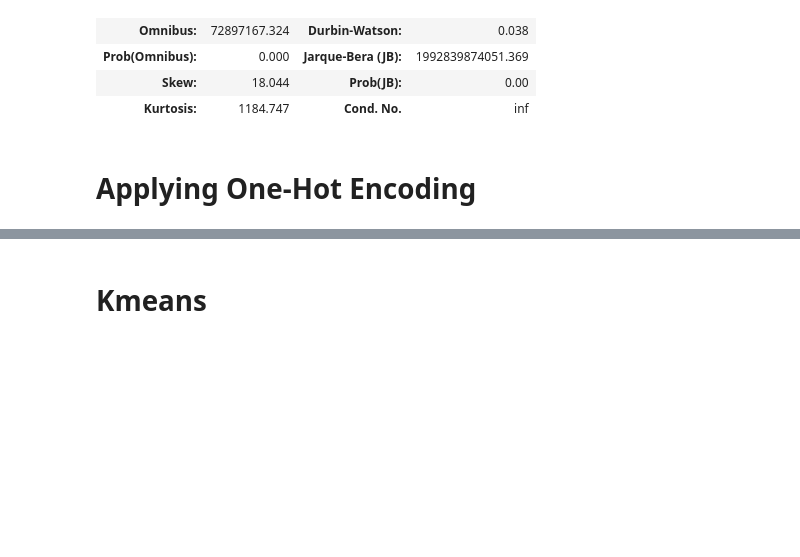
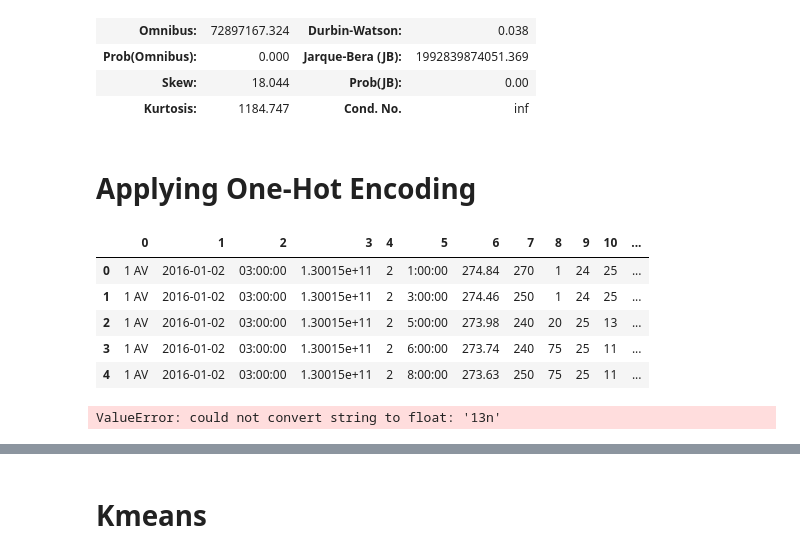
Before and after one commit to SuSu02202020/Final-Project, a Jupyter notebook: ML/ML.ipynb, the cells around one changed output, grey strips where cells are left out. Drawn from its saved outputs; the diff is of its cells as text; code cells hidden in the pictures; blank space fills up the shorter version.

```diff
--- a/ML/ML.ipynb
+++ b/ML/ML.ipynb
@@ -134,3 +134,5 @@ df_ML_data2.head(100)
 | 98 | 1 AV | 2016-01-02 | 23:00:00 | 9.123000e+03 | Saturday | 17:00:00 | 276.24 | 270 | 75.0 | ... |
 | 99 | 1 AV | 2016-01-02 | 23:00:00 | 9.123000e+03 | Saturday | 19:00:00 | 277.15 | 270 | 75.0 | ... |
 100 rows × 16 columns
+# %%
+df_ML_data2['Date'] = pd.to_datetime(df_ML_data2['Date'])
@@ -193,0 +195,3 @@ if df_ML_data2['Date']= df_holiday
+# %%
+df_ML_data2['Holiday_binary'] = np.where((df_ML_data2['Holiday'] == True), "1", "0")
+df_ML_data2
@@ -260,3 +275,16 @@ OLS Regression Results
 # Applying One-Hot Encoding
 # %%
 # import days of week and translate it to 0000000, ex. monday = 1000000 & tuesday= 0100000
+# %%
+X = df_ML_data2.iloc[:,:].values
+# %%
+Z = pd.DataFrame(X)
+# %%
+Z.head()
+# %% [output]
+|  | 0 | 1 | 2 | 3 | 4 | 5 | 6 | 7 | 8 | 9 | 10 | ... |
+| 0 | 1 AV | 2016-01-02 | 03:00:00 | 1.30015e+11 | 2 | 1:00:00 | 274.84 | 270 | 1 | 24 | 25 | ... |
+| 1 | 1 AV | 2016-01-02 | 03:00:00 | 1.30015e+11 | 2 | 3:00:00 | 274.46 | 250 | 1 | 24 | 25 | ... |
+| 2 | 1 AV | 2016-01-02 | 03:00:00 | 1.30015e+11 | 2 | 5:00:00 | 273.98 | 240 | 20 | 25 | 13 | ... |
+| 3 | 1 AV | 2016-01-02 | 03:00:00 | 1.30015e+11 | 2 | 6:00:00 | 273.74 | 240 | 75 | 25 | 11 | ... |
+| 4 | 1 AV | 2016-01-02 | 03:00:00 | 1.30015e+11 | 2 | 8:00:00 | 273.63 | 250 | 75 | 25 | 11 | ... |
@@ -262,0 +301,4 @@ OLS Regression Results
+# %%
+X = onehotencoder.fit_transform(X).toarray()
+# %% [output]
+ValueError: could not convert string to float: '13n'
```
Also changed, not shown: parts of 14 cells of this notebook.
